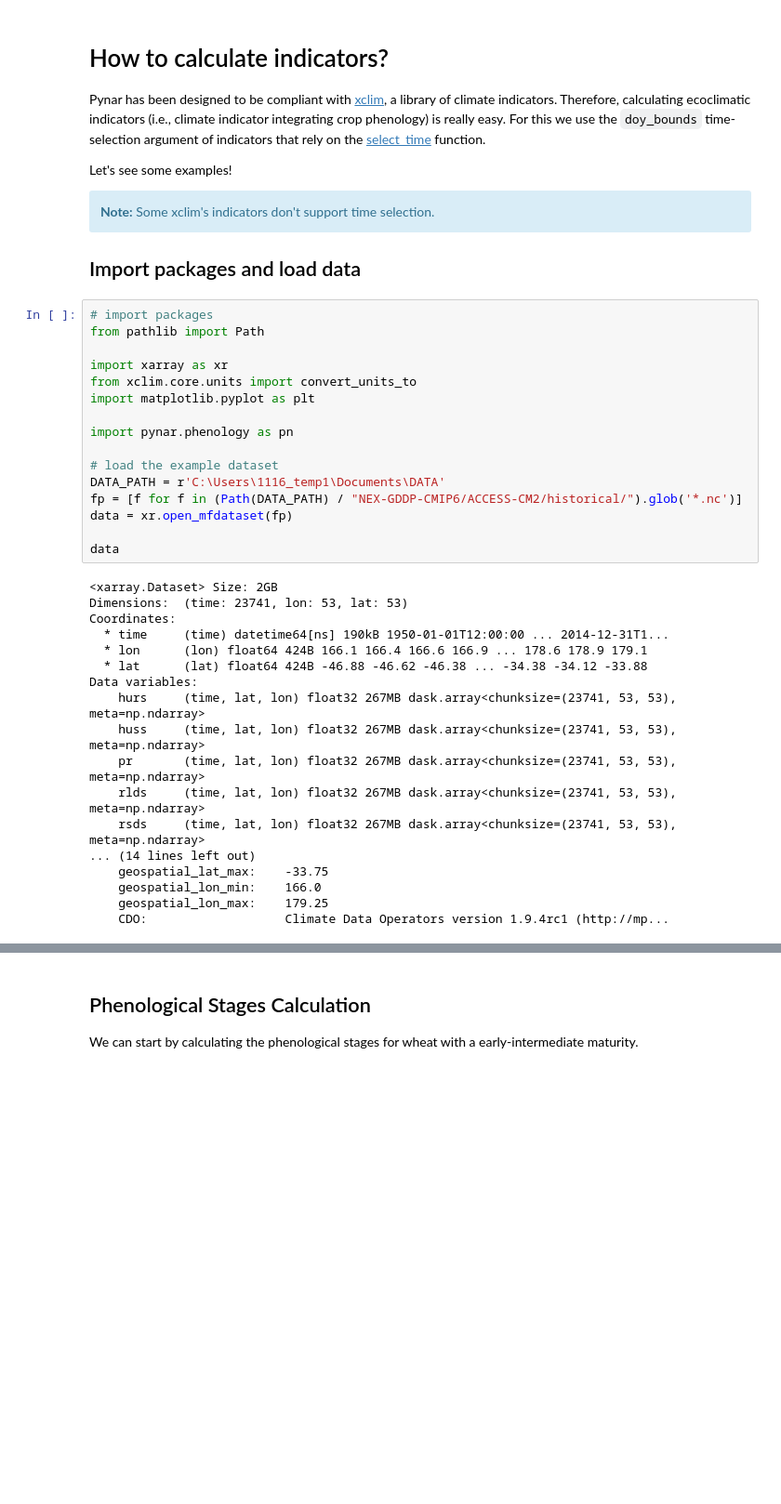
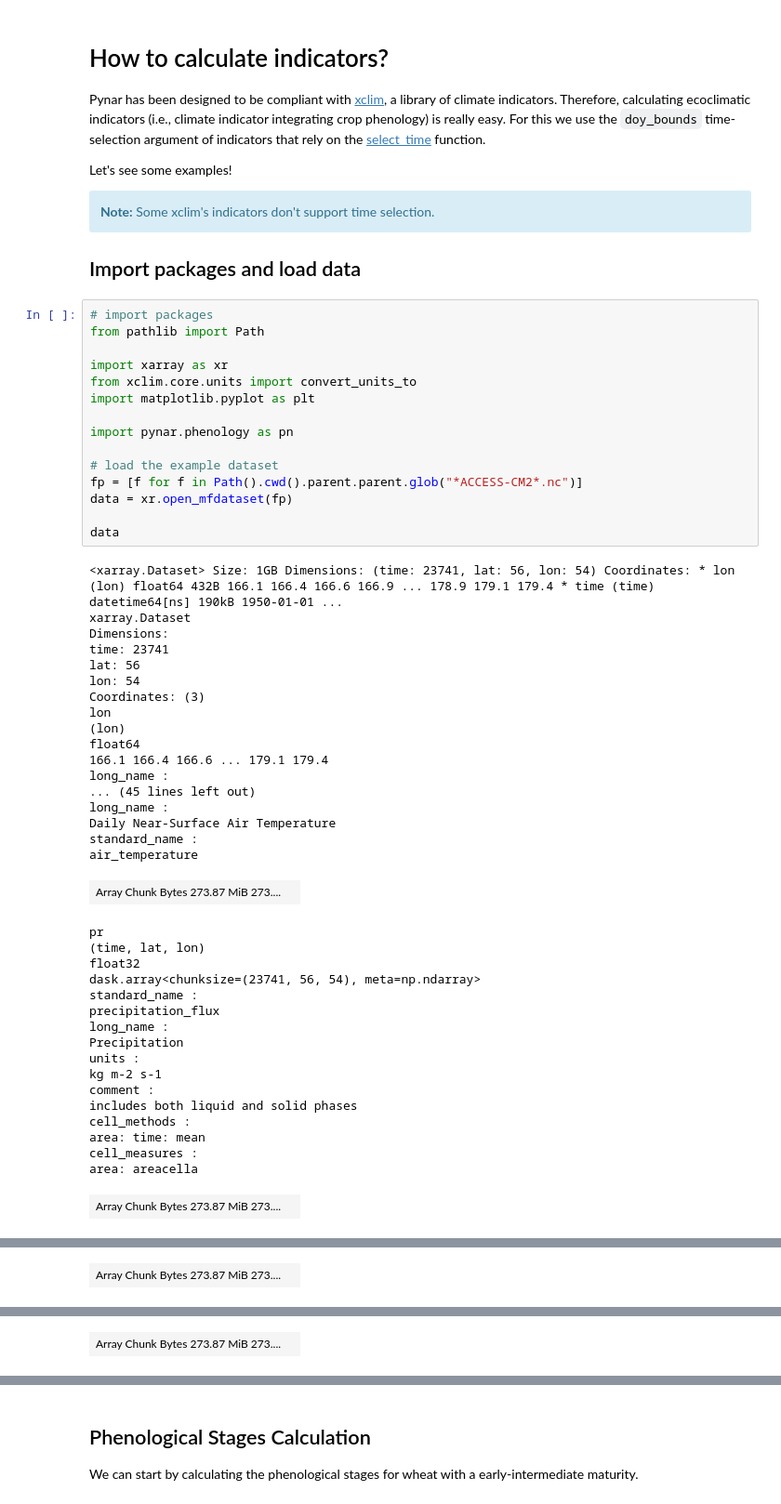
Before and after one commit to baptistehamon/pynar, a Jupyter notebook: docs/notebooks/indicators.ipynb, the cells around one changed output, grey strips where cells are left out. Shown at 93% size. Cells and saved outputs as stored; diff of their text form; blank space fills up the shorter version.

```diff
--- a/docs/notebooks/indicators.ipynb
+++ b/docs/notebooks/indicators.ipynb
@@ -13,34 +13,51 @@ Let's see some examples!
 # %%
 # import packages
 from pathlib import Path
 
 import xarray as xr
 from xclim.core.units import convert_units_to
 import matplotlib.pyplot as plt
 
 import pynar.phenology as pn
 
 # load the example dataset
-DATA_PATH = r'C:\Users\1116_temp1\Documents\DATA'
-fp = [f for f in (Path(DATA_PATH) / "NEX-GDDP-CMIP6/ACCESS-CM2/historical/").glob('*.nc')]
+fp = [f for f in Path().cwd().parent.parent.glob("*ACCESS-CM2*.nc")]
 data = xr.open_mfdataset(fp)
 
 data
 # %% [output]
-<xarray.Dataset> Size: 2GB
-Dimensions:  (time: 23741, lon: 53, lat: 53)
-Coordinates:
-  * time     (time) datetime64[ns] 190kB 1950-01-01T12:00:00 ... 2014-12-31T1...
-  * lon      (lon) float64 424B 166.1 166.4 166.6 166.9 ... 178.6 178.9 179.1
-  * lat      (lat) float64 424B -46.88 -46.62 -46.38 ... -34.38 -34.12 -33.88
-Data variables:
-    hurs     (time, lat, lon) float32 267MB dask.array<chunksize=(23741, 53, 53), meta=np.ndarray>
-    huss     (time, lat, lon) float32 267MB dask.array<chunksize=(23741, 53, 53), meta=np.ndarray>
-    pr       (time, lat, lon) float32 267MB dask.array<chunksize=(23741, 53, 53), meta=np.ndarray>
-    rlds     (time, lat, lon) float32 267MB dask.array<chunksize=(23741, 53, 53), meta=np.ndarray>
-    rsds     (time, lat, lon) float32 267MB dask.array<chunksize=(23741, 53, 53), meta=np.ndarray>
-... (14 lines left out)
-    geospatial_lat_max:    -33.75
-    geospatial_lon_min:    166.0
-    geospatial_lon_max:    179.25
-    CDO:                   Climate Data Operators version 1.9.4rc1 (http://mp...
+<xarray.Dataset> Size: 1GB Dimensions: (time: 23741, lat: 56, lon: 54) Coordinates: * lon (lon) float64 432B 166.1 166.4 166.6 166.9 ... 178.9 179.1 179.4 * time (time) datetime64[ns] 190kB 1950-01-01 ...
+xarray.Dataset
+Dimensions:
+time: 23741
+lat: 56
+lon: 54
+Coordinates: (3)
+lon
+(lon)
+float64
+166.1 166.4 166.6 ... 179.1 179.4
+long_name :
+... (45 lines left out)
+long_name :
+Daily Near-Surface Air Temperature
+standard_name :
+air_temperature
+| Array Chunk Bytes 273.87 MiB 273.... |  |
+pr
+(time, lat, lon)
+float32
+dask.array<chunksize=(23741, 56, 54), meta=np.ndarray>
+standard_name :
+precipitation_flux
+long_name :
+Precipitation
+units :
+kg m-2 s-1
+comment :
+includes both liquid and solid phases
+cell_methods :
+area: time: mean
+cell_measures :
+area: areacella
+| Array Chunk Bytes 273.87 MiB 273.... |  |
@@ -46,0 +80 @@ Data variables:
+| Array Chunk Bytes 273.87 MiB 273.... |  |
@@ -46,0 +97 @@ Data variables:
+| Array Chunk Bytes 273.87 MiB 273.... |  |
```
Also changed, not shown: parts of 6 cells of this notebook, 1 other file.
